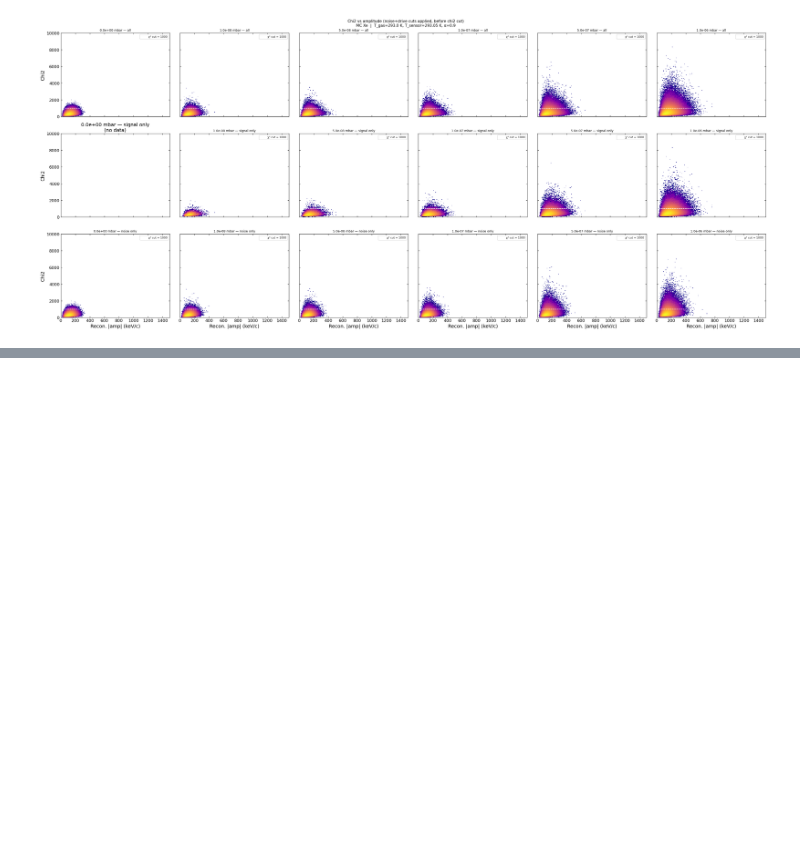
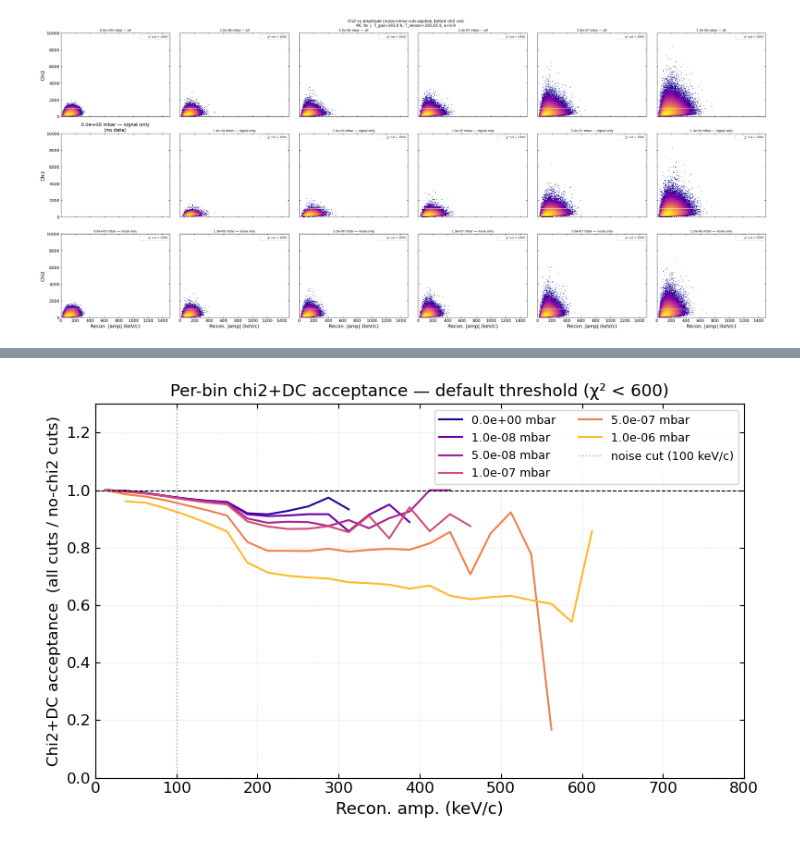
Before and after one commit to yuhants/gas_collisiions, a Jupyter notebook: analysis_notebooks/sphere_20260215_final_analysis/20260325_mc_chi2_cut.ipynb, the cells around one changed output, grey strips where cells are left out. Drawn from its saved outputs; the diff is of its cells as text; code cells hidden in the pictures; blank space fills up the shorter version.

```diff
--- a/analysis_notebooks/sphere_20260215_final_analysis/20260325_mc_chi2_cut.ipynb
+++ b/analysis_notebooks/sphere_20260215_final_analysis/20260325_mc_chi2_cut.ipynb
@@ -508,0 +507,23 @@ fig.tight_layout()
+# %%
+fig, ax = plt.subplots(1, 1, figsize=(8, 5))
+
+for hh_a, hh_n, p, c in zip(hh_all_sel, hh_nochi2_sel, p_sel, colors):
+    denom = hh_n.astype(float)
+    with np.errstate(invalid='ignore', divide='ignore'):
+        ratio = np.where(denom > 5, hh_a / denom, np.nan)
+    ax.plot(bc, ratio, color=c, lw=1.5, label=f'{p:.1e} mbar')
+
+ax.axhline(1.0, color='k', ls='--', lw=0.8)
+ax.axvline(hist.noise_threshold_kev, color='gray', ls=':', lw=1.0, alpha=0.6,
+           label=f'noise cut ({hist.noise_threshold_kev:.0f} keV/c)')
+ax.set_xlim(0, 800)
+ax.set_ylim(0, 1.3)
+ax.set_xlabel('Recon. amp. (keV/c)', fontsize=13)
+ax.set_ylabel('Chi2+DC acceptance  (all cuts / no-chi2 cuts)', fontsize=12)
+ax.set_title(f'Per-bin chi2+DC acceptance — default threshold (χ² < {hist.chi2_threshold:.0f})',
+             fontsize=13)
+ax.legend(fontsize=9, ncol=2)
+ax.grid(True, ls=':', alpha=0.4)
+fig.tight_layout()
+# %% [output]
+[figure, added]
```
Also changed, not shown: parts of 12 cells of this notebook, 30 other files.
